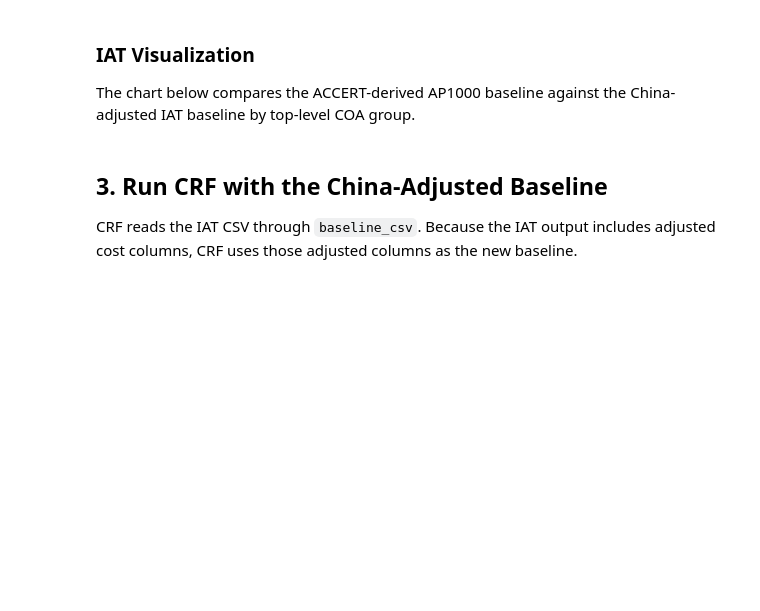
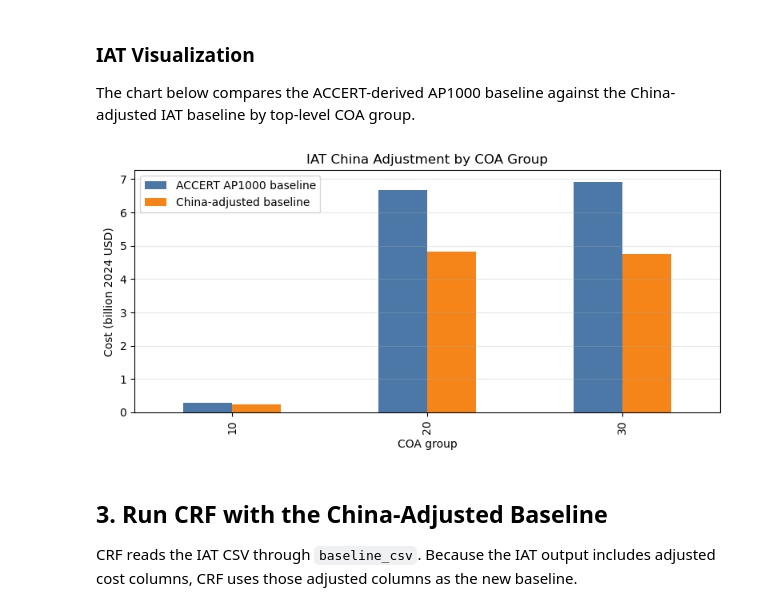
Before and after one commit to accert-dev/ACCERT, a Jupyter notebook: tutorial/combined/accert_ap1000_iat_crf_workflow.ipynb, the cells around one changed output. Cells and saved outputs as stored; diff of their text form; code cells hidden in the pictures; blank space fills up the shorter version.

```diff
--- a/tutorial/combined/accert_ap1000_iat_crf_workflow.ipynb
+++ b/tutorial/combined/accert_ap1000_iat_crf_workflow.ipynb
@@ -120,16 +182,18 @@ level_account_summary(iat_result["adjusted_costs"], max_level=2)
 The chart below compares the ACCERT-derived AP1000 baseline against the China-adjusted IAT baseline by top-level COA group.
 # %%
 iat_summary = level_account_summary(iat_result["adjusted_costs"], max_level=1)
-plot_df = iat_summary.loc[iat_summary["COA"].isin(["10", "20", "30", "50", "60"])].copy()
+plot_df = iat_summary.loc[iat_summary["COA"].isin(["10", "20", "30"])].copy()
 plot_df = plot_df.set_index("COA")[["Original Total Cost", "Adjusted Total Cost"]] / 1e9
 
 ax = plot_df.plot(kind="bar", figsize=(8, 4), color=["#4C78A8", "#F58518"])
 ax.set_title("IAT China Adjustment by COA Group")
 ax.set_ylabel("Cost (billion 2024 USD)")
 ax.set_xlabel("COA group")
 ax.legend(["ACCERT AP1000 baseline", "China-adjusted baseline"])
 ax.grid(axis="y", alpha=0.3)
 plt.tight_layout()
+# %% [output]
+[figure, added]
 # %% [markdown]
 ## 3. Run CRF with the China-Adjusted Baseline
 
```
Also changed, not shown: parts of 8 cells of this notebook.
